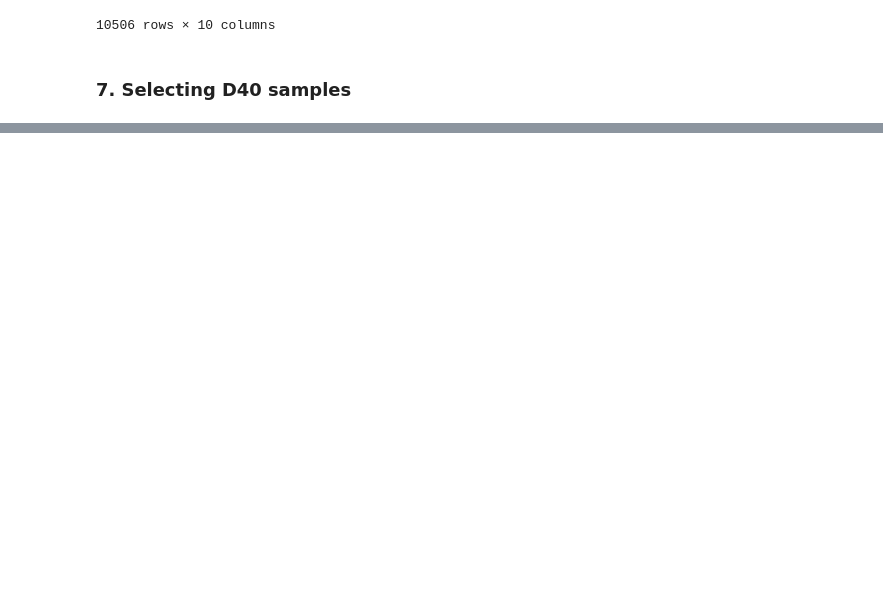
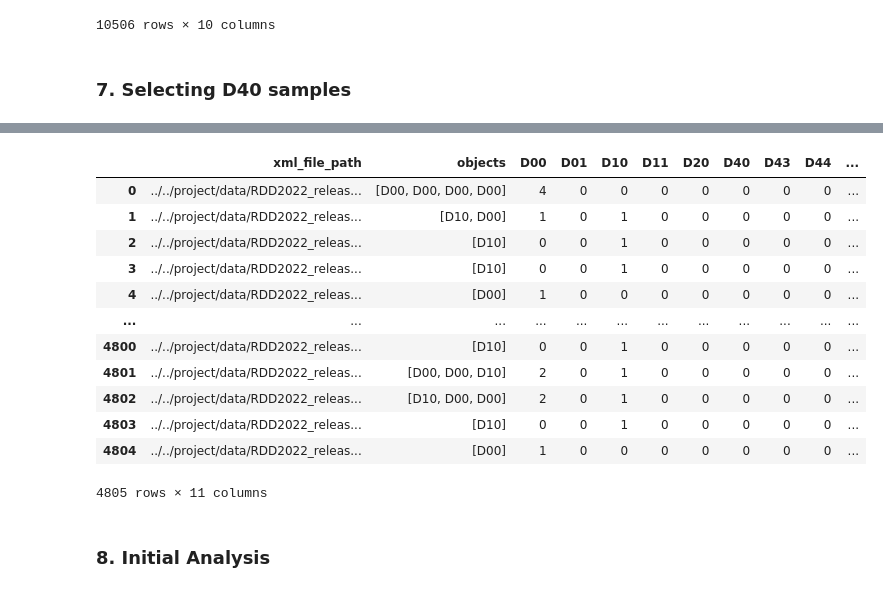
Before and after one commit to Lakshay1505/RoadSense, a Jupyter notebook: dataset-selection.ipynb, the cells around one changed output, grey strips where cells are left out. Drawn from its saved outputs; the diff is of its cells as text; code cells hidden in the pictures; blank space fills up the shorter version.

```diff
--- a/dataset-selection.ipynb
+++ b/dataset-selection.ipynb
@@ -179 +179,3 @@ include_labels = {"D40"}
+# %%
+include_labels = {"D00", "D01", "D10", "D11", "D20", "D40", "D43", "D44"}
 # %%
@@ -194,0 +199,33 @@ df[df["objects"].apply(lambda x: True if include_labels.intersection(set(x)) els
+# %%
+def label_targeted_annotations(data_root_dir, nationality, include_labels, mode="train"):
+
+    annot_destination_path = os.path.join(data_root_dir, nationality, nationality, mode, "annotations/xmls")
+    assert os.path.exists(annot_destination_path), print("Annotation path not found")
+    annot_list = glob.glob(annot_destination_path+"/*.xml")
+    results = process_all_annotations(annot_list)
+    # Convert the data to a DataFrame
+    df = pd.DataFrame(results, columns=['xml_file_path', 'objects'])
+    # Create columns for each label with binary encoding
+    for label in label_map.keys():
+        df[label] = df['objects'].apply(lambda x: x.count(label))
+    # df_temp = df[df["objects"].apply(lambda x: True if include_labels.intersection(set(x)) else False)]
+    df["nationality"] = nationality
+    return df
+# %%
+label_targeted_annotations(data_root_dir, "United_States", include_labels)
+# %% [output]
+|  | xml_file_path | objects | D00 | D01 | D10 | D11 | D20 | D40 | D43 | D44 | ... |
+| 0 | ../../project/data/RDD2022_releas... | [D00, D00, D00, D00] | 4 | 0 | 0 | 0 | 0 | 0 | 0 | 0 | ... |
+| 1 | ../../project/data/RDD2022_releas... | [D10, D00] | 1 | 0 | 1 | 0 | 0 | 0 | 0 | 0 | ... |
+| 2 | ../../project/data/RDD2022_releas... | [D10] | 0 | 0 | 1 | 0 | 0 | 0 | 0 | 0 | ... |
+| 3 | ../../project/data/RDD2022_releas... | [D10] | 0 | 0 | 1 | 0 | 0 | 0 | 0 | 0 | ... |
+| 4 | ../../project/data/RDD2022_releas... | [D00] | 1 | 0 | 0 | 0 | 0 | 0 | 0 | 0 | ... |
+| ... | ... | ... | ... | ... | ... | ... | ... | ... | ... | ... | ... |
+| 4800 | ../../project/data/RDD2022_releas... | [D10] | 0 | 0 | 1 | 0 | 0 | 0 | 0 | 0 | ... |
+| 4801 | ../../project/data/RDD2022_releas... | [D00, D00, D10] | 2 | 0 | 1 | 0 | 0 | 0 | 0 | 0 | ... |
+| 4802 | ../../project/data/RDD2022_releas... | [D10, D00, D00] | 2 | 0 | 1 | 0 | 0 | 0 | 0 | 0 | ... |
+| 4803 | ../../project/data/RDD2022_releas... | [D10] | 0 | 0 | 1 | 0 | 0 | 0 | 0 | 0 | ... |
+| 4804 | ../../project/data/RDD2022_releas... | [D00] | 1 | 0 | 0 | 0 | 0 | 0 | 0 | 0 | ... |
+4805 rows × 11 columns
+# %% [markdown]
+### **8. Initial Analysis**
```
Also changed, not shown: parts of 17 cells of this notebook.
